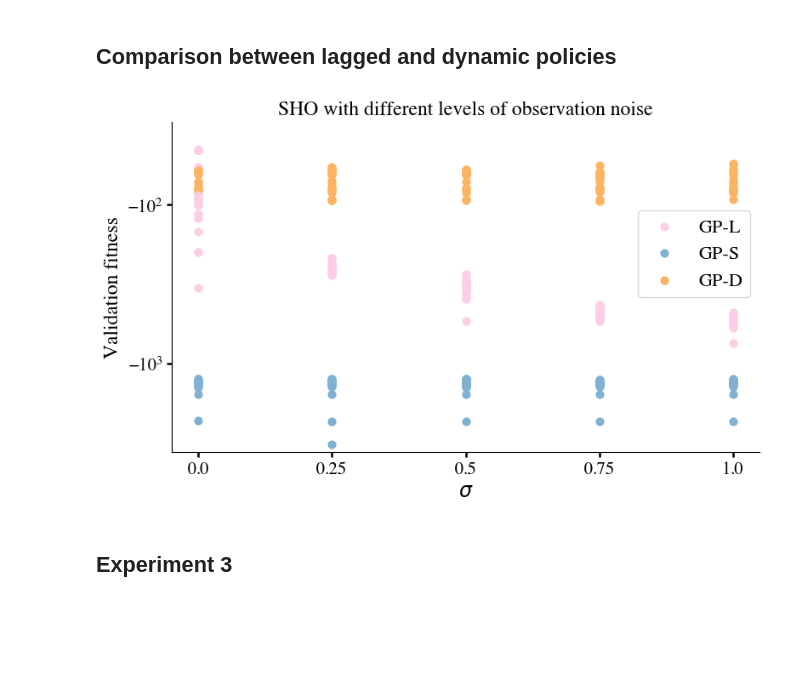
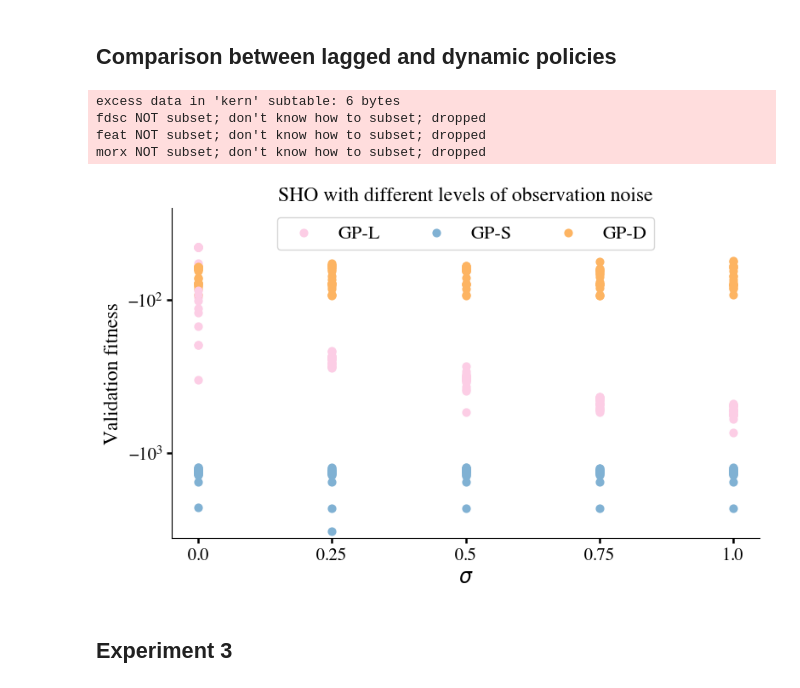
Before and after one commit to sdevries0/DSP_paper, a Jupyter notebook: src/generate_plots.ipynb, the cells around one changed output. Cells and saved outputs as stored; diff of their text form; code cells hidden in the pictures; blank space fills up the shorter version.

Commit message:
fix legend location of figure 4

```diff
--- a/src/generate_plots.ipynb
+++ b/src/generate_plots.ipynb
@@ -366,36 +366,41 @@ for i in range(20):
         a0.scatter("0.0", -dynamic0_val_fitness[i], color=color_dict["dynamic"], s=40, zorder=1)
 
     a0.scatter("0.25", -lag2_val_fitness[i], color=color_dict["lag"], s=40, zorder=1)
     a0.scatter("0.25", -static2_val_fitness[i], color=color_dict["static"], s=40, zorder=1)
     a0.scatter("0.25", -dynamic2_val_fitness[i], color=color_dict["dynamic"], s=40, zorder=1)
 
     a0.scatter("0.5", -lag5_val_fitness[i], color=color_dict["lag"], s=40, zorder=1)
     a0.scatter("0.5", -static5_val_fitness[i], color=color_dict["static"], s=40, zorder=1)
     a0.scatter("0.5", -dynamic5_val_fitness[i], color=color_dict["dynamic"], s=40, zorder=1)
 
     a0.scatter("0.75", -lag7_val_fitness[i], color=color_dict["lag"], s=40, zorder=1)
     a0.scatter("0.75", -static7_val_fitness[i], color=color_dict["static"], s=40, zorder=1)
     a0.scatter("0.75", -dynamic7_val_fitness[i], color=color_dict["dynamic"], s=40, zorder=1)
 
     a0.scatter("1.0", -lag1_val_fitness[i], color=color_dict["lag"], s=40, zorder=1)
     a0.scatter("1.0", -static1_val_fitness[i], color=color_dict["static"], s=40, zorder=1)
     a0.scatter("1.0", -dynamic1_val_fitness[i], color=color_dict["dynamic"], s=40, zorder=1)
 
-a0.legend(loc='center right', bbox_to_anchor=(1, 0.6), fontsize=16, ncol=1)
-a0.set(ylim=(-3600,-30), yscale='symlog')
+a0.legend(loc='upper center', fontsize=16, ncol=3)
+a0.set(ylim=(-3600,-25), yscale='symlog')
 a0.tick_params(axis='y', labelsize=16)
 a0.set_title("SHO with different levels of observation noise", fontsize=17)
 a0.set_xlabel("$\sigma$", fontsize=17)
 a0.set_ylabel("Validation fitness", fontsize=17)
 a0.tick_params(width=1.8, length=4.0, which='both')
 a0.tick_params(axis='x', labelsize=15)
 a0.tick_params(axis='y', labelsize=15)
 a0.spines[['right', 'top']].set_visible(False)
 
 f.tight_layout()
+
 plt.show()
 # %% [output]
+excess data in 'kern' subtable: 6 bytes
+fdsc NOT subset; don't know how to subset; dropped
+feat NOT subset; don't know how to subset; dropped
+morx NOT subset; don't know how to subset; dropped
-[figure, old version]
+[figure, new version]
 # %% [markdown]
 ## Experiment 3
 # %%
```
